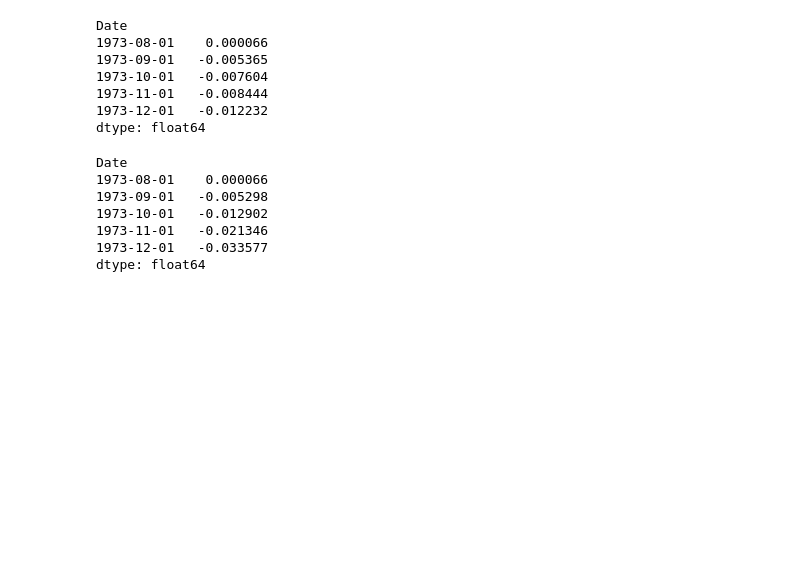
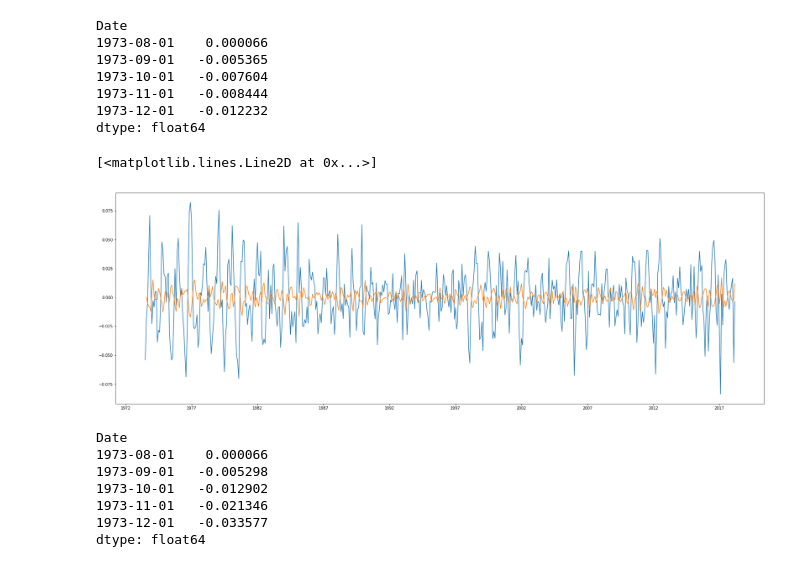
Before and after one commit to disco-nap/buildings, a Jupyter notebook: eia_api_time_series.ipynb, the cells around one changed output. Saved outputs shown, nothing was run; the diff lists cells and outputs as text; code cells hidden in the pictures; blank space fills up the shorter version.

```diff
--- a/eia_api_time_series.ipynb
+++ b/eia_api_time_series.ipynb
@@ -634,6 +634,13 @@ Date
 1973-11-01   -0.008444
 1973-12-01   -0.012232
 dtype: float64
+# %%
+plt.figure(figsize=(30,10))
+plt.plot(residual)
+plt.plot(predictions_ARIMA_diff)
+# %% [output]
+[<matplotlib.lines.Line2D at 0x...>]
+[figure, added]
 # %%
 #convert to cumulative sum
 predictions_ARIMA_diff_cumsum = predictions_ARIMA_diff.cumsum()
```
Also changed, not shown: parts of 19 cells of this notebook, 3 other files.
